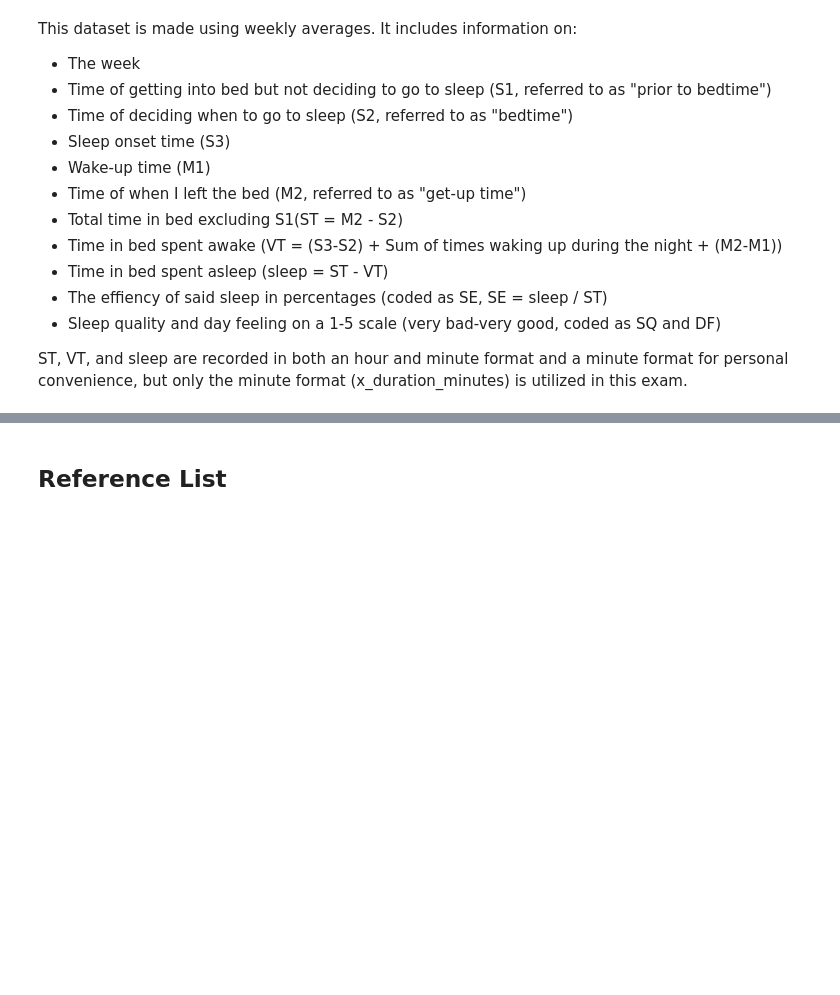
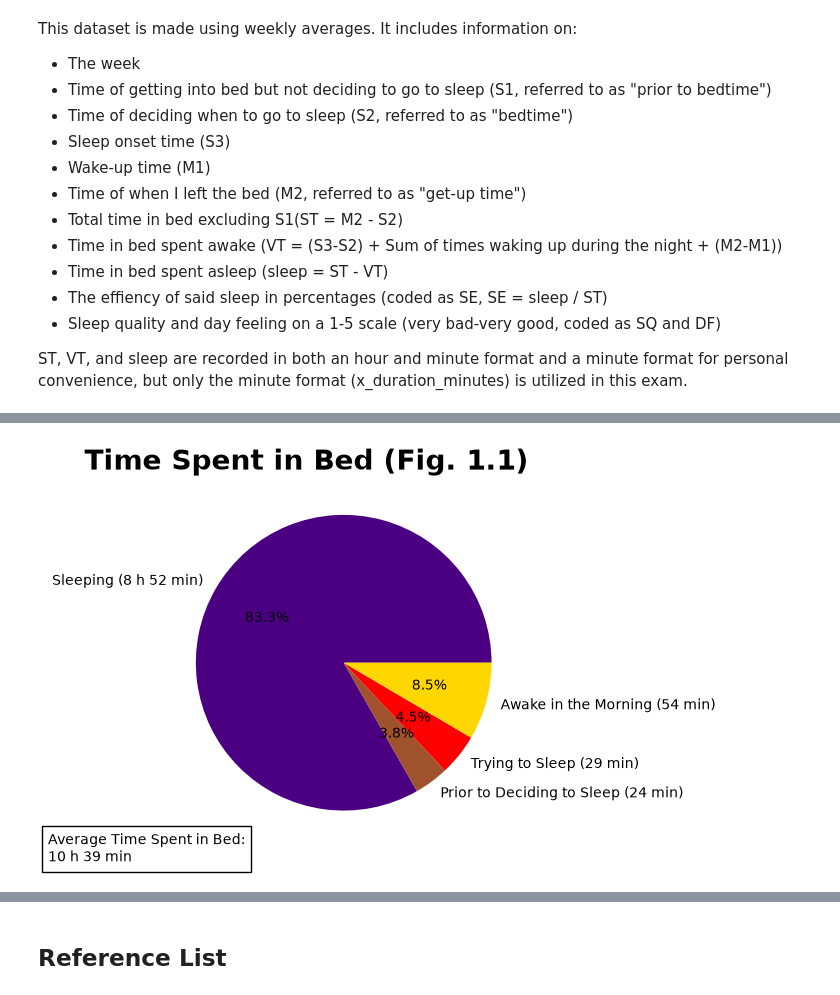
Before and after one commit to MarieBaa/Exam-PSY-3035, a Jupyter notebook: Exam.ipynb, the cells around one changed output, grey strips where cells are left out. Cells and saved outputs as stored; diff of their text form; code cells hidden in the pictures; blank space fills up the shorter version.

```diff
--- a/Exam.ipynb
+++ b/Exam.ipynb
@@ -469,0 +73,83 @@ The grid, y-axis, and text choices remain the same as in figure 3.1 for the same
+# %%
+#==========================================================================================================================================================================================================================================================#Figure
+#Figure 1.1
+#==========================================================================================================================================================================================================================================================#Calculations
+#Calculations
+##Converts clock times to minutes after midnight. AI has been used for this (based on: Hunter et al., 2026b; Hunter et al., 2026d; pandas.Timedelta, 2026; Time deltas, 2026).
+def to_minutes(column):
+    return pd.to_timedelta(
+        data[column].astype(str)
+    ).dt.total_seconds() / 60
+
+##To get the program to recognize the data and converts the 24-hour format to minutes in order to calculate awake times.
+S1=to_minutes("S1")
+S2=to_minutes("S2")
+S3=to_minutes("S3")
+M1=to_minutes("M1")
+M2=to_minutes("M2")
+
+data["awake_pre_bedtime"]=(S2-S1) % 1440                #Calculates awake time in the evening before trying to sleep from the 24-hour clock. Bedtime(S2) - Pre-Bedtime(S1).  %1440 is an additional step to account for midnight changing the values from 23:xx to 00:xx
+data["awake_bedtime"]=(S3-S2) % 1440                    #Calculates awake time in the evening when trying to sleep from the 24-hour clock. Sleep onset time(S3) - Bedtime(S2).
+data["awake_morning"]=(M2-M1)                           #Calculates awake time in the morning from the 24-hour clock. Get-up time(M2) - Wake-up time(M1).
+
+##Calculates the average durations across weeks so the pie chart gets a single value to deal with
+sleep=data["sleep_duration_minutes"].mean()
+pre_bedtime=data["awake_pre_bedtime"].mean()
+bedtime=data["awake_bedtime"].mean()
+morning=data["awake_morning"].mean()
+
+#To calculate the average total time spent in bed for plt.text() using hours and minutes
+time_in_bed = sleep + pre_bedtime + bedtime + morning
+hours = int(time_in_bed // 60)
+minutes = int(time_in_bed % 60)
+
+#To display the amount of time spent in the sleep slice #AI has been used (based on: Hunter et al., 2026b; Hunter et al., 2026d; pandas.Timedelta, 2026; Time deltas, 2026).
+def format_time_ST(value):
+    hours = int(value // 60)
+    minutes = int(value % 60)
+    return f"{hours} h {minutes} min"
+
+#To display the amount of time spent in each awake slice #AI has been used (based on: Hunter et al., 2026b; Hunter et al., 2026d; pandas.Timedelta, 2026; Time deltas, 2026).
+def format_time_awake(value):
+    minutes = int(value % 60)
+    return f"{minutes} min"
+
+#For the Pie Char and Visuals
+values=[sleep, pre_bedtime, bedtime, morning]               #Sets the values. Could also be done in plt.pie() but with all the necessary details for the chart this is a clearer and easier to understand structure (Simply Coding, 2020)
+labels=[                                                    #Names the labels in the same order as values(sleep, then evening, then morning)
+    f"Sleeping ({format_time_ST(sleep)})",                  #AI has been used for the time formatting only (based on: Hunter et al., 2026b; Hunter et al., 2026d; pandas.Timedelta, 2026; Time deltas, 2026)
+    f"Prior to Deciding to Sleep ({format_time_awake(pre_bedtime)})",
+    f"Trying to Sleep ({format_time_awake(bedtime)})",
+    f"Awake in the Morning ({format_time_awake(morning)})"
+]
+
+#==========================================================================================================================================================================================================================================================#Display and Visuals
+#Display and Visuals
+plt.pie(                                                    #(Simply Coding, 2020)
+    values,                                                 #Values because it is defined above
+    labels=labels,                                          #Labels that were decided upon above (Hunter et al., 2026c)
+    autopct="%2.1f%%",                                      #Percentages
+    colors=["indigo", "sienna", "red", "gold"]              #Colors. Follows the same order as values(sleep, then evening, then morning) (Hunter et al., 2026a; Phillips, 2022).
+    )
+
+plt.title(                                                  #Title
+    "Time Spent in Bed (Fig. 1.1)",
+    fontsize=20,
+    fontweight="bold",
+    loc="right"
+    )
+plt.text(                                                   #Adds average time spent in bed text at the bottom (Kimberly Fessel, 2021).
+    -0.3, -0.05,                                            #So that it has a grid to place the text by the bottom (Hunter et al., 2026e; Kimberly Fessel, 2021)
+    f"Average Time Spent in Bed:\n{hours} h {minutes} min", #f before quotation marks lets you insert python variables directly into text. Hours/minutes transforms the minutes into text. /n is for a new line.
+    transform=plt.gca().transAxes,                          #So that it has a grid to place the text
+    fontsize=10,                                            #Fontsize
+    verticalalignment="bottom",                             #Places text at bottom
+    bbox=dict(                                              #Adds a box outlining the text
+    facecolor="none",                                       #No background color
+        edgecolor="black",                                  #Border color
+    )
+)
+
+plt.show()                                                  #Displays the piechart
+# %% [output]
+[figure, added]
```
Also changed, not shown: parts of 61 cells of this notebook.
